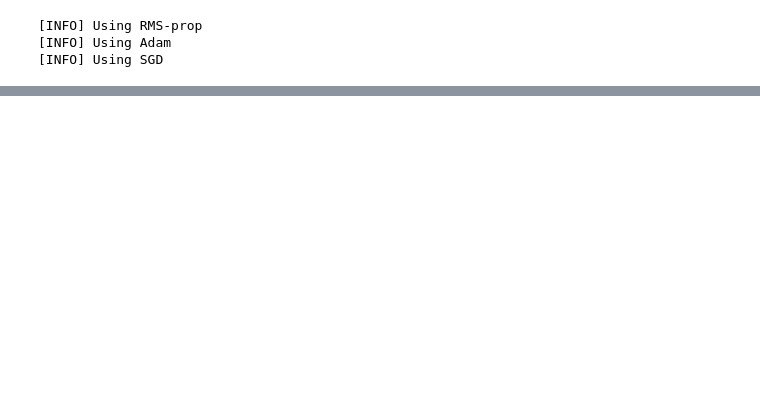
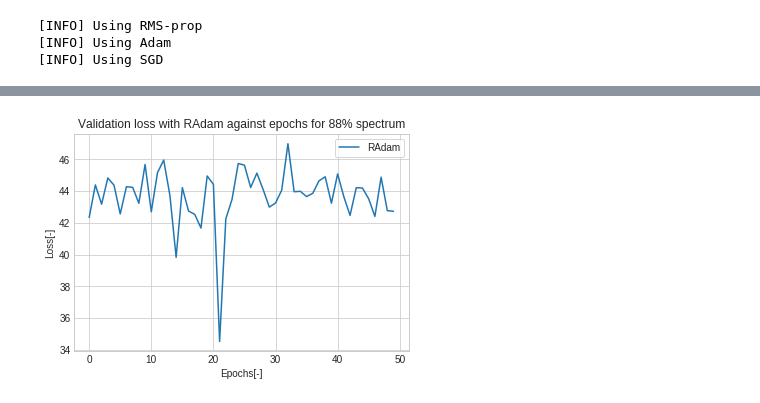
Before and after one commit to jalil-M/Opt-Project, a Jupyter notebook: project.ipynb, the cells around one changed output, grey strips where cells are left out. Saved outputs shown, nothing was run; the diff lists cells and outputs as text; code cells hidden in the pictures; blank space fills up the shorter version.

```diff
--- a/project.ipynb
+++ b/project.ipynb
@@ -333,0 +318,25 @@ plt.savefig('figures/loss-epochs-50.png')
+# %%
+from keras_radam import RAdam
+radam_loss = []
+
+
+X = build_spectrum (data,do_spectrum=True, spect=0.88)
+train, test= train_test_split(X, test_size=0.2, stratify = X['y'], random_state=1)
+x_train, y_train = build_keras (train.drop(columns=['y']),train['y'])
+x_test, y_test = build_keras (test.drop(columns=['y']),test['y'])
+
+model = build_model(activation='relu')
+model.compile(loss='binary_crossentropy', optimizer=RAdam())
+history = model.fit(x_train, y_train, epochs=50, batch_size=128,
+        validation_data=(x_test, y_test), verbose = 0)
+radam_loss = history.history['val_loss']
+
+plt.style.use('seaborn-whitegrid')
+plt.plot(radam_loss, label='RAdam')
+plt.xlabel('Epochs[-]')
+plt.ylabel('Loss[-]')
+plt.title('Validation loss with RAdam against epochs for 88% spectrum')
+plt.legend(loc='upper right', frameon = True)
+plt.savefig('figures/loss-epochs-88-radam.png')
+# %% [output]
+[figure, added]
```
Also changed, not shown: parts of 6 cells of this notebook, 5 other files.
